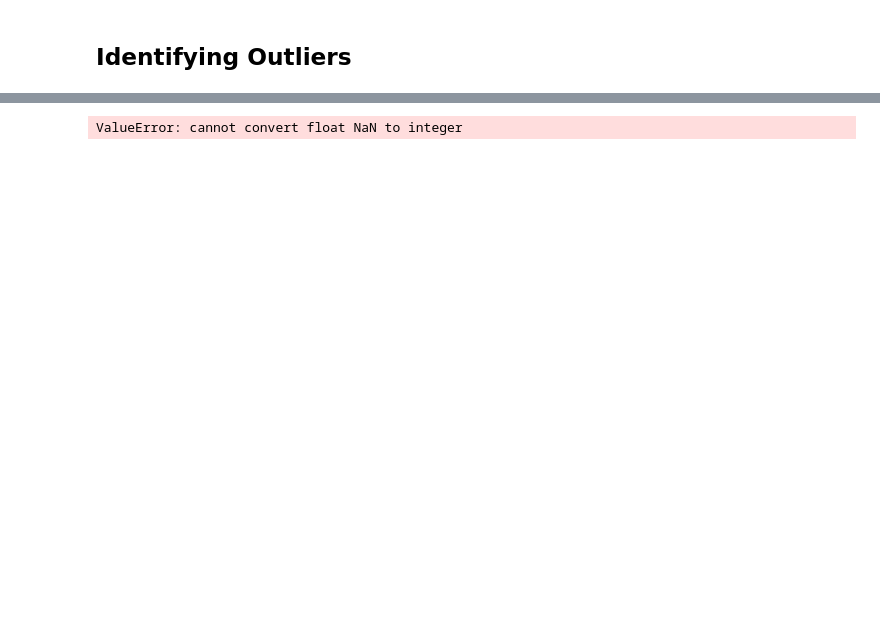
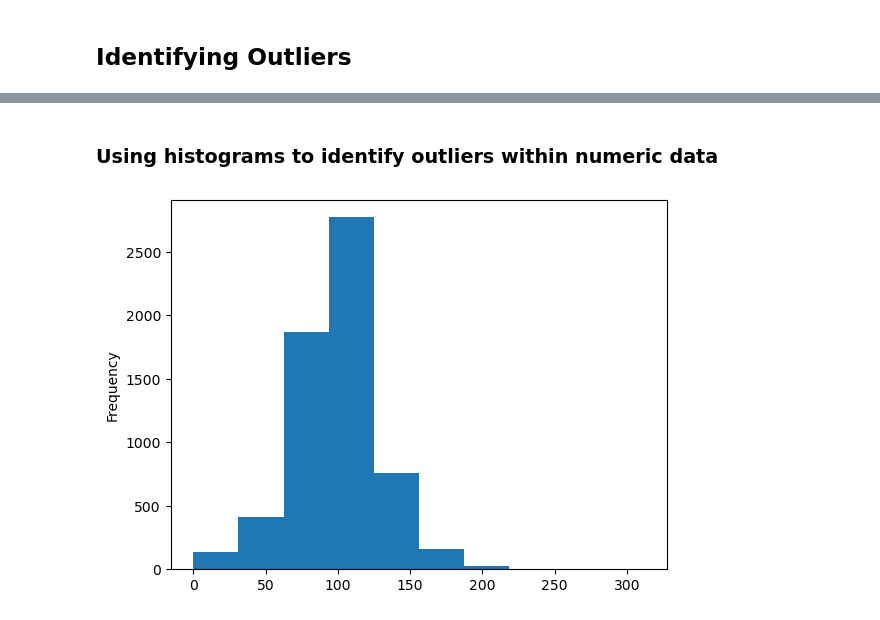
Before and after one commit to Dbarbanakov/data_science_with_python, a Jupyter notebook: project_3_data_cleaning/01_data_cleaning.ipynb, the cells around one changed output, grey strips where cells are left out. Drawn from its saved outputs; the diff is of its cells as text; code cells hidden in the pictures; blank space fills up the shorter version.

Commit message:
data cleaning

```diff
--- a/project_3_data_cleaning/01_data_cleaning.ipynb
+++ b/project_3_data_cleaning/01_data_cleaning.ipynb
@@ -143,3 +143,13 @@ df_clean.fillna({'duration': '0'}, inplace=True)
 # df.fillna(method='ffill')
 # %% [markdown]
 ## Identifying Outliers
+# %%
+# selecting only movies
+df_movie = df_clean[df_clean['type']=='Movie']
+
+# split strings by characters with the str.split method
+#df_movie = df_movie.assign(minute = df_movie['duration'].str.split(expand=True)[0].astype(int))
+
+# extract digits using regex
+df_movie = df_movie.assign(minutes = df_movie['duration'].str.extract(r'(\d+)', expand=True).astype(int))
+df_movie.head(3)
@@ -184,11 +203,7 @@ Name: count, dtype: int64
-# %%
-df_netflix['duration'].str.split(n=0, expand=True).astype(int)
-# %% [output]
-ValueError: cannot convert float NaN to integer
-# %%
-# selecting only movies
-df_movie = df_netflix[df_netflix['type']=='Movie']
-# %%
-# Split Strings by Characters with the str.split Method
-df_movie = df_movie.assign(minute = df_movie['duration'].str.split(expand=True)[0].astype(int))
-# df_movie = df_movie.assign(minute = df_movie['duration'].str.extract(r'(\d+)', expand=True))
+# %% [markdown]
+### Using histograms to identify outliers within numeric data
+# %%
+# make histogram with pandas
+ax = df_movie['minutes'].plot(kind='hist', bins=10)
+# %% [output]
+[figure, added]
```
Also changed, not shown: parts of 21 cells of this notebook.
